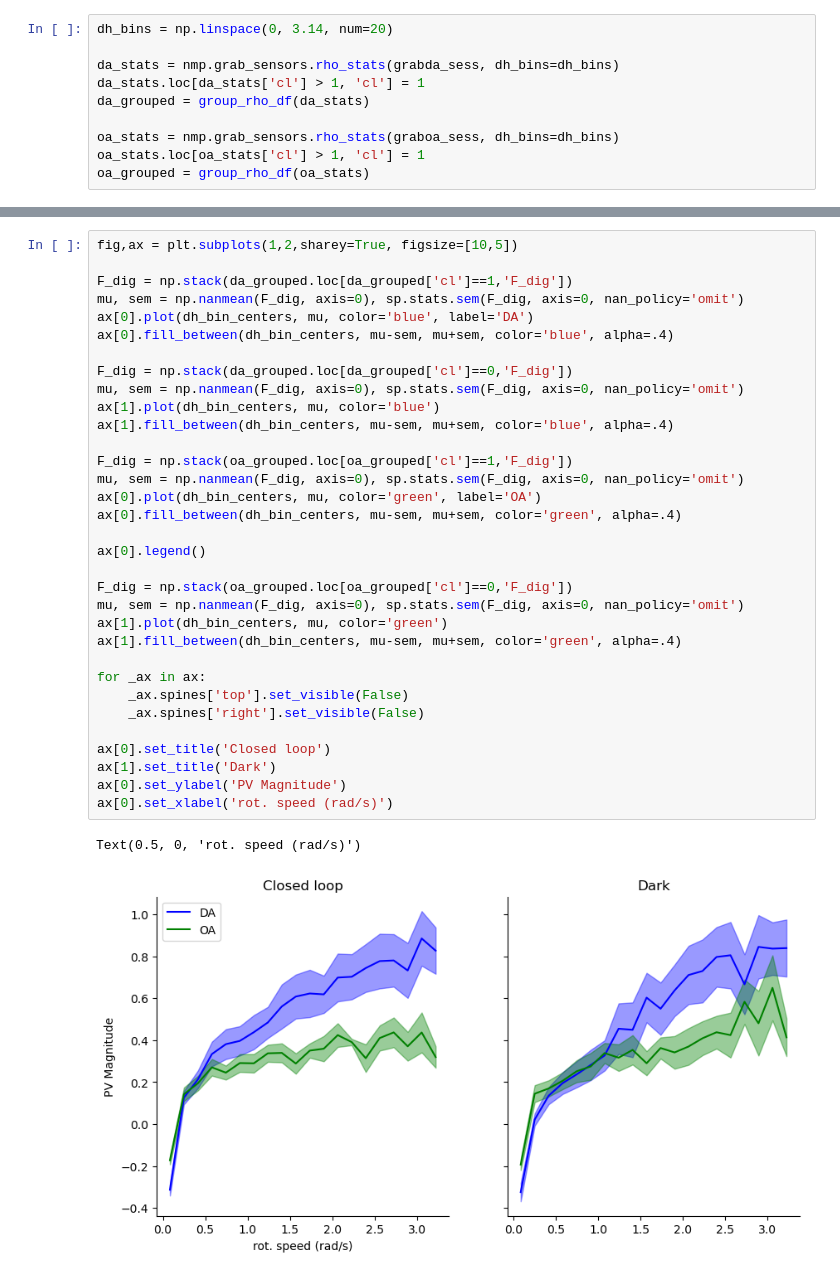
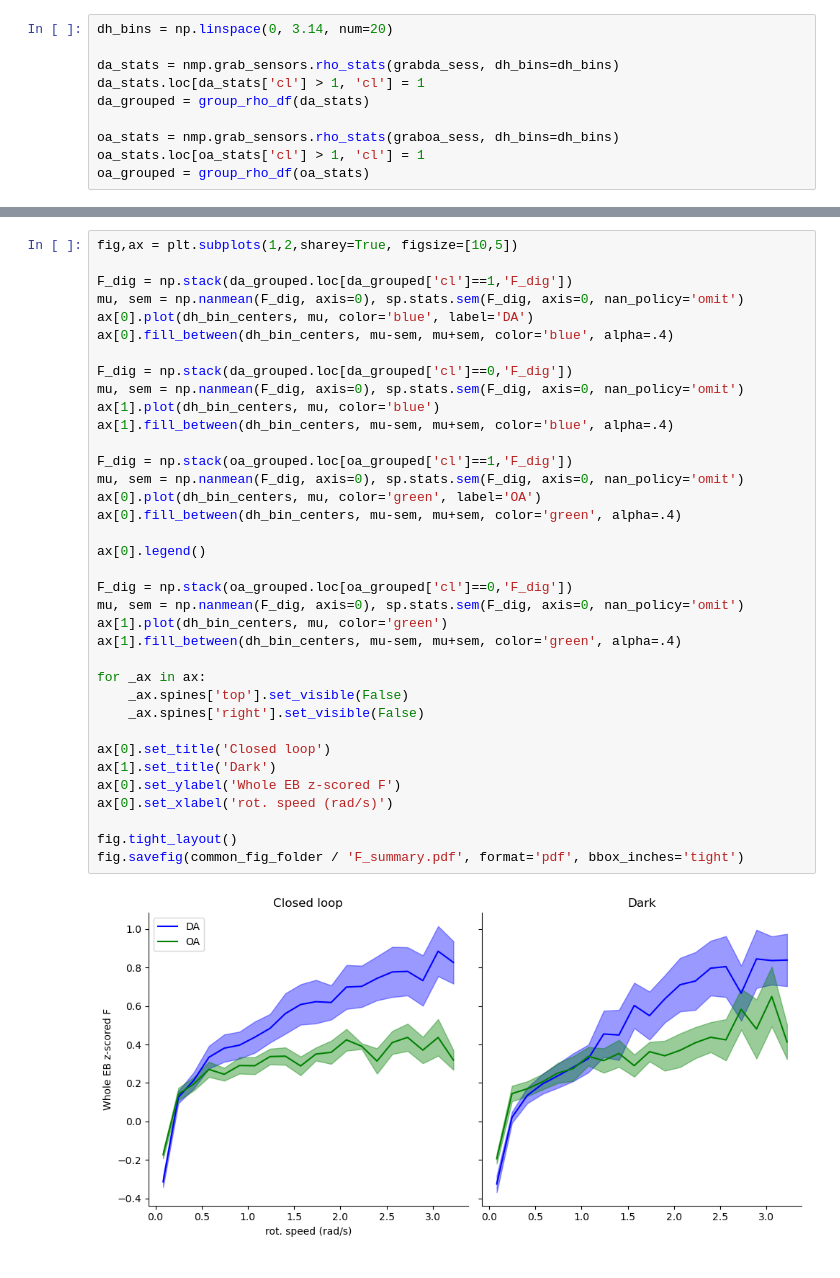
Before and after one commit to yfisher-lab/NeuromodPlasticity, a Jupyter notebook: NeuromodPlasticity/figures/GRAB_imaging/GRABDA_GRABOA.ipynb, the cells around one changed output, grey strips where cells are left out. Cells and saved outputs as stored; diff of their text form.

```diff
--- a/NeuromodPlasticity/figures/GRAB_imaging/GRABDA_GRABOA.ipynb
+++ b/NeuromodPlasticity/figures/GRAB_imaging/GRABDA_GRABOA.ipynb
@@ -168,33 +209,35 @@ fig,ax = plt.subplots(1,2,sharey=True, figsize=[10,5])
 F_dig = np.stack(da_grouped.loc[da_grouped['cl']==1,'F_dig'])
 mu, sem = np.nanmean(F_dig, axis=0), sp.stats.sem(F_dig, axis=0, nan_policy='omit')
 ax[0].plot(dh_bin_centers, mu, color='blue', label='DA')
 ax[0].fill_between(dh_bin_centers, mu-sem, mu+sem, color='blue', alpha=.4)
 
 F_dig = np.stack(da_grouped.loc[da_grouped['cl']==0,'F_dig'])
 mu, sem = np.nanmean(F_dig, axis=0), sp.stats.sem(F_dig, axis=0, nan_policy='omit')
 ax[1].plot(dh_bin_centers, mu, color='blue')
 ax[1].fill_between(dh_bin_centers, mu-sem, mu+sem, color='blue', alpha=.4)
 
 F_dig = np.stack(oa_grouped.loc[oa_grouped['cl']==1,'F_dig'])
 mu, sem = np.nanmean(F_dig, axis=0), sp.stats.sem(F_dig, axis=0, nan_policy='omit')
 ax[0].plot(dh_bin_centers, mu, color='green', label='OA')
 ax[0].fill_between(dh_bin_centers, mu-sem, mu+sem, color='green', alpha=.4)
 
 ax[0].legend()
 
 F_dig = np.stack(oa_grouped.loc[oa_grouped['cl']==0,'F_dig'])
 mu, sem = np.nanmean(F_dig, axis=0), sp.stats.sem(F_dig, axis=0, nan_policy='omit')
 ax[1].plot(dh_bin_centers, mu, color='green')
 ax[1].fill_between(dh_bin_centers, mu-sem, mu+sem, color='green', alpha=.4)
 
 for _ax in ax:
     _ax.spines['top'].set_visible(False)
     _ax.spines['right'].set_visible(False)
 
 ax[0].set_title('Closed loop')
 ax[1].set_title('Dark')
-ax[0].set_ylabel('PV Magnitude')
+ax[0].set_ylabel('Whole EB z-scored F')
 ax[0].set_xlabel('rot. speed (rad/s)')
+
+fig.tight_layout()
+fig.savefig(common_fig_folder / 'F_summary.pdf', format='pdf', bbox_inches='tight')
 # %% [output]
-Text(0.5, 0, 'rot. speed (rad/s)')
-[figure, old version]
+[figure, new version]
```
Also changed, not shown: parts of 11 cells of this notebook, 2 other files.
